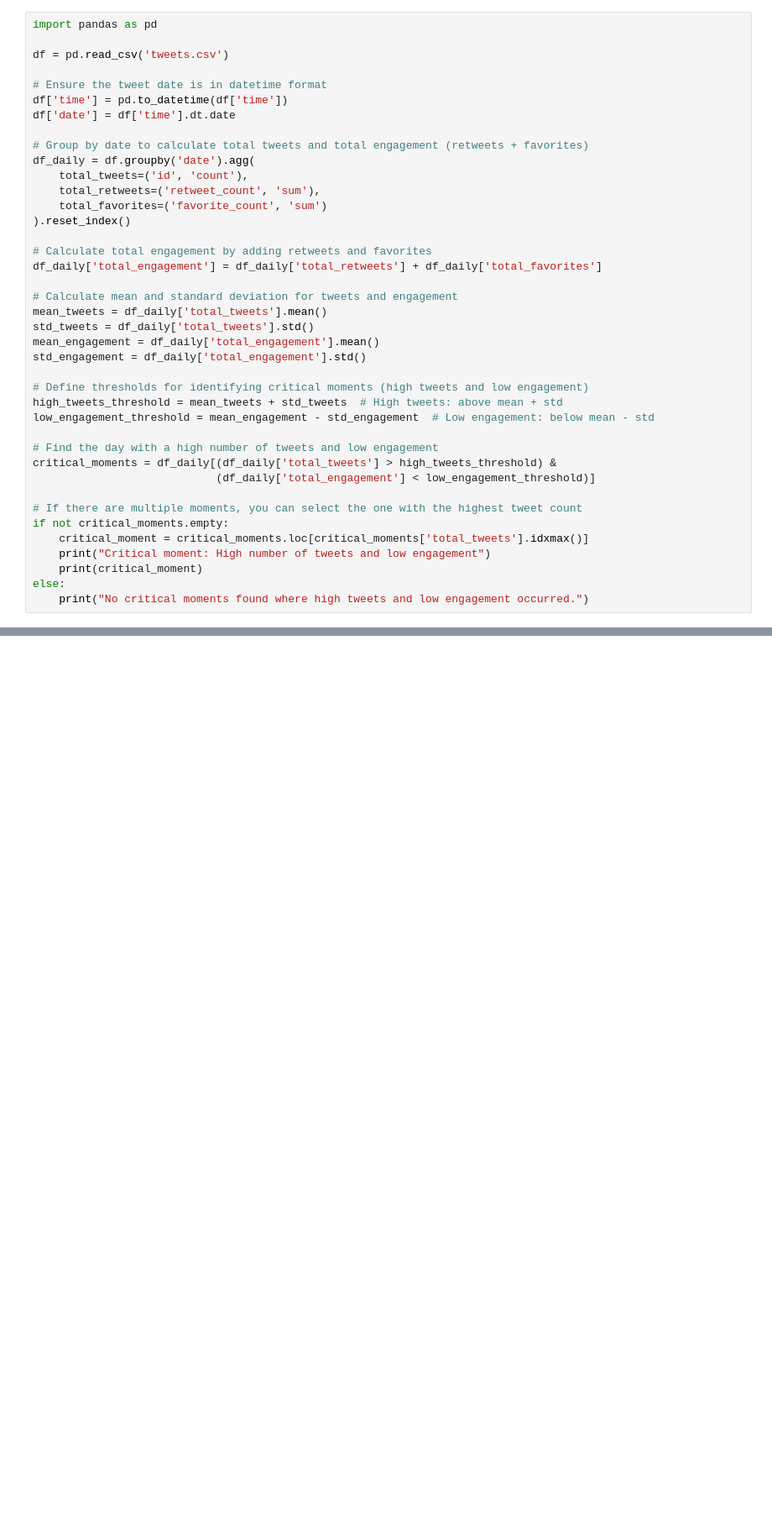
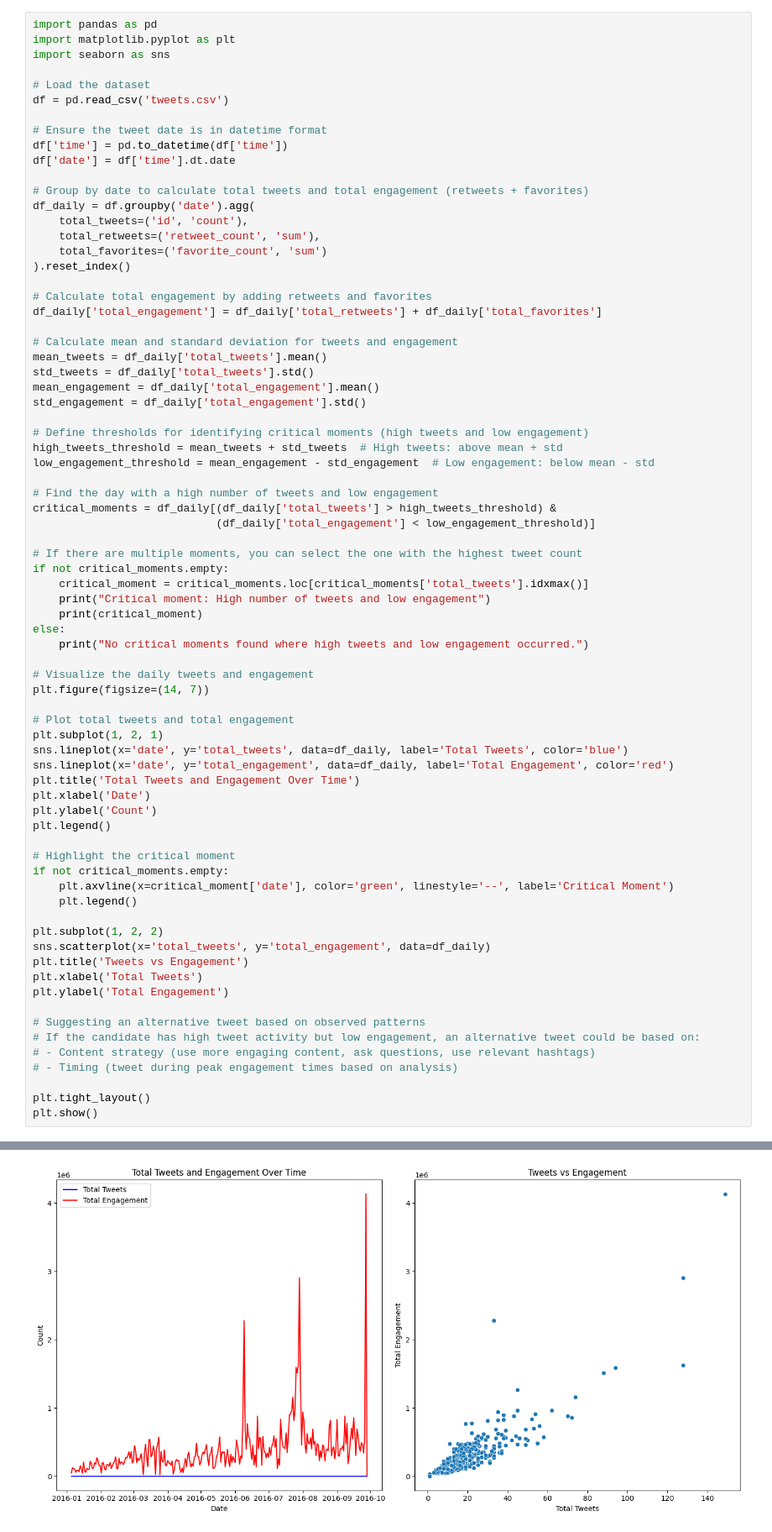
Before and after one commit to LeenaKH123/Jupyter_Project, a Jupyter notebook: Jupyter_Project/TheProject/VisualisationPython.ipynb, the cells around one changed output, grey strips where cells are left out. Shown at 84% size. Saved outputs shown, nothing was run; the diff lists cells and outputs as text; blank space fills up the shorter version.

Commit message:
plotting critical moments

```diff
--- a/Jupyter_Project/TheProject/VisualisationPython.ipynb
+++ b/Jupyter_Project/TheProject/VisualisationPython.ipynb
@@ -49,7 +49,10 @@ total_engagement           869
 Name: 267, dtype: object
 # %%
 import pandas as pd
+import matplotlib.pyplot as plt
+import seaborn as sns
 
+# Load the dataset
 df = pd.read_csv('tweets.csv')
 
 # Ensure the tweet date is in datetime format
@@ -62,30 +65,62 @@ df_daily = df.groupby('date').agg(
     total_retweets=('retweet_count', 'sum'),
     total_favorites=('favorite_count', 'sum')
 ).reset_index()
 
 # Calculate total engagement by adding retweets and favorites
 df_daily['total_engagement'] = df_daily['total_retweets'] + df_daily['total_favorites']
 
 # Calculate mean and standard deviation for tweets and engagement
 mean_tweets = df_daily['total_tweets'].mean()
 std_tweets = df_daily['total_tweets'].std()
 mean_engagement = df_daily['total_engagement'].mean()
 std_engagement = df_daily['total_engagement'].std()
 
 # Define thresholds for identifying critical moments (high tweets and low engagement)
 high_tweets_threshold = mean_tweets + std_tweets  # High tweets: above mean + std
 low_engagement_threshold = mean_engagement - std_engagement  # Low engagement: below mean - std
 
 # Find the day with a high number of tweets and low engagement
 critical_moments = df_daily[(df_daily['total_tweets'] > high_tweets_threshold) &
                             (df_daily['total_engagement'] < low_engagement_threshold)]
 
 # If there are multiple moments, you can select the one with the highest tweet count
 if not critical_moments.empty:
     critical_moment = critical_moments.loc[critical_moments['total_tweets'].idxmax()]
     print("Critical moment: High number of tweets and low engagement")
     print(critical_moment)
 else:
     print("No critical moments found where high tweets and low engagement occurred.")
+
+# Visualize the daily tweets and engagement
+plt.figure(figsize=(14, 7))
+
+# Plot total tweets and total engagement
+plt.subplot(1, 2, 1)
+sns.lineplot(x='date', y='total_tweets', data=df_daily, label='Total Tweets', color='blue')
+sns.lineplot(x='date', y='total_engagement', data=df_daily, label='Total Engagement', color='red')
+plt.title('Total Tweets and Engagement Over Time')
+plt.xlabel('Date')
+plt.ylabel('Count')
+plt.legend()
+
+# Highlight the critical moment
+if not critical_moments.empty:
+    plt.axvline(x=critical_moment['date'], color='green', linestyle='--', label='Critical Moment')
+    plt.legend()
+
+plt.subplot(1, 2, 2)
+sns.scatterplot(x='total_tweets', y='total_engagement', data=df_daily)
+plt.title('Tweets vs Engagement')
+plt.xlabel('Total Tweets')
+plt.ylabel('Total Engagement')
+
+# Suggesting an alternative tweet based on observed patterns
+# If the candidate has high tweet activity but low engagement, an alternative tweet could be based on:
+# - Content strategy (use more engaging content, ask questions, use relevant hashtags)
+# - Timing (tweet during peak engagement times based on analysis)
+
+plt.tight_layout()
+plt.show()
 # %% [output]
 No critical moments found where high tweets and low engagement occurred.
+[figure, added]
```
Also changed, not shown: parts of 1 cell of this notebook.
